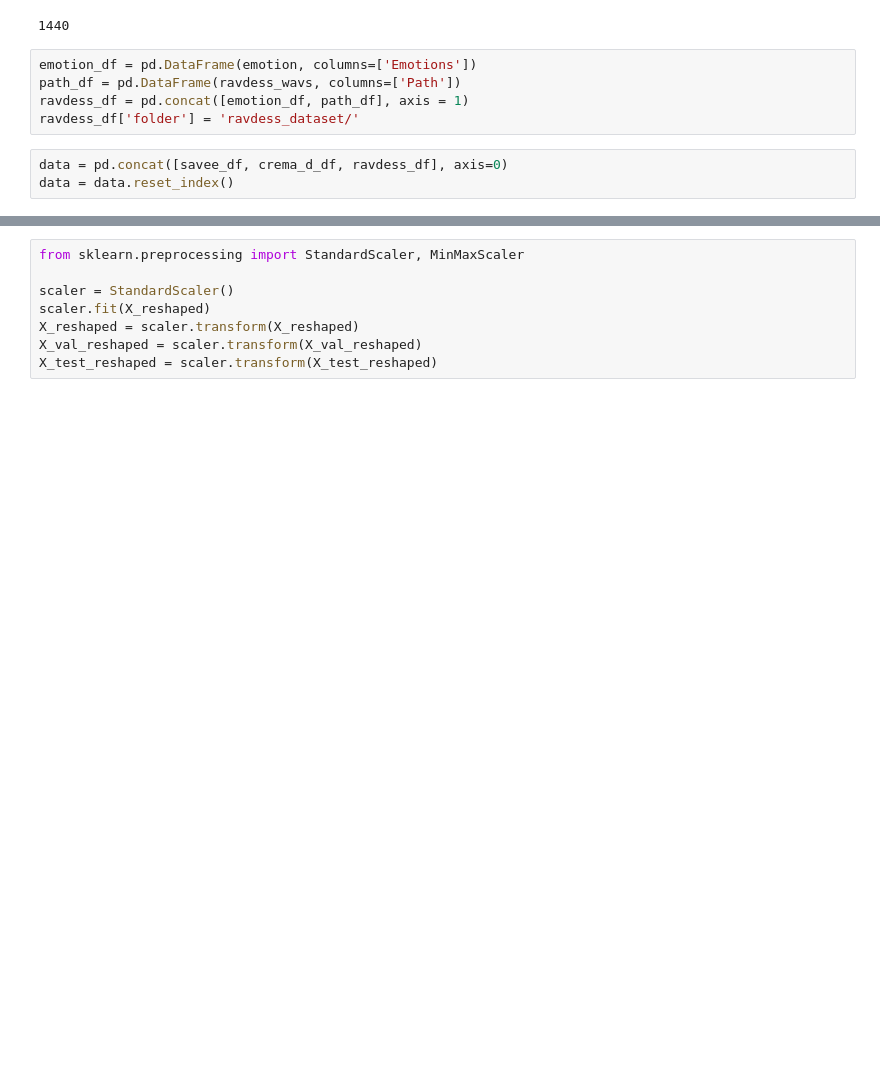
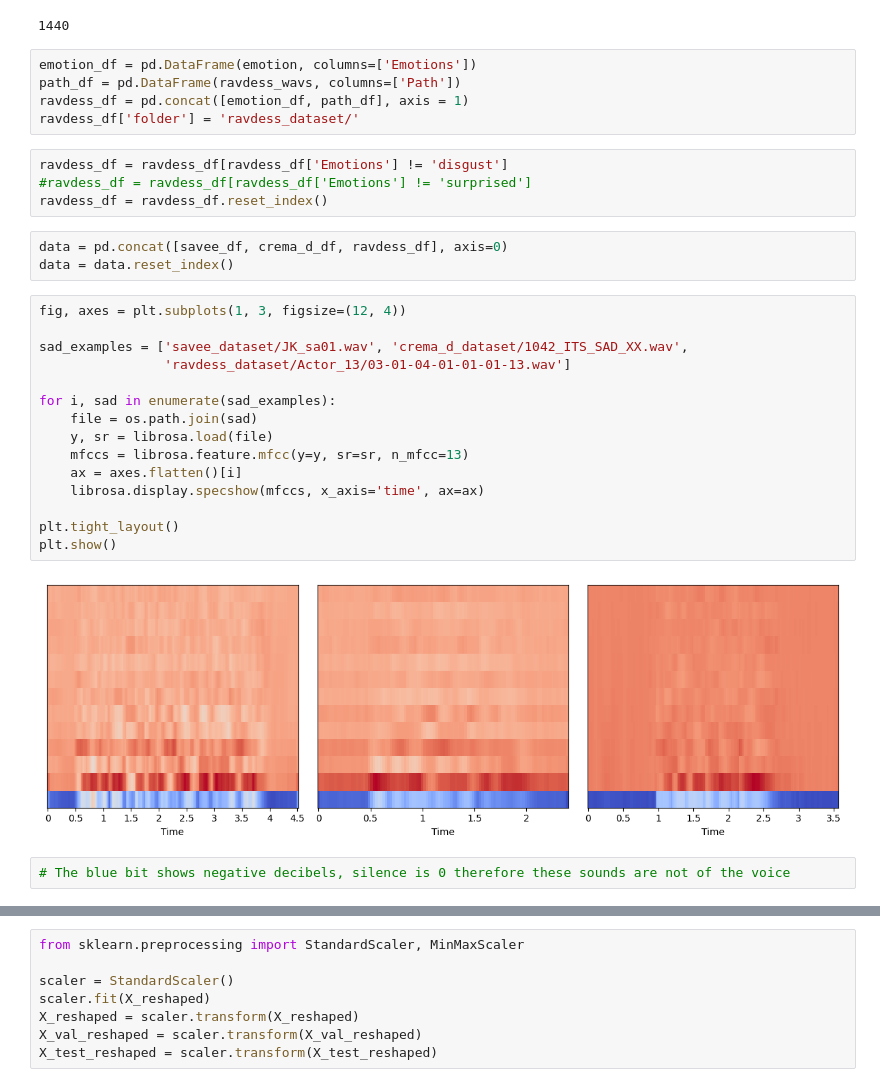
Before and after one commit to Ruthamey1/speech_emotion, a Jupyter notebook: plt_spectogram.ipynb, the cells around one changed output, grey strips where cells are left out. Saved outputs shown, nothing was run; the diff lists cells and outputs as text; blank space fills up the shorter version.

```diff
--- a/plt_spectogram.ipynb
+++ b/plt_spectogram.ipynb
@@ -121,6 +129,29 @@ emotion_df = pd.DataFrame(emotion, columns=['Emotions'])
 path_df = pd.DataFrame(ravdess_wavs, columns=['Path'])
 ravdess_df = pd.concat([emotion_df, path_df], axis = 1)
 ravdess_df['folder'] = 'ravdess_dataset/'
+# %%
+ravdess_df = ravdess_df[ravdess_df['Emotions'] != 'disgust']
+#ravdess_df = ravdess_df[ravdess_df['Emotions'] != 'surprised']
+ravdess_df = ravdess_df.reset_index()
 # %%
 data = pd.concat([savee_df, crema_d_df, ravdess_df], axis=0)
 data = data.reset_index()
+# %%
+fig, axes = plt.subplots(1, 3, figsize=(12, 4))
+
+sad_examples = ['savee_dataset/JK_sa01.wav', 'crema_d_dataset/1042_ITS_SAD_XX.wav',
+                'ravdess_dataset/Actor_13/03-01-04-01-01-01-13.wav']
+
+for i, sad in enumerate(sad_examples):
+    file = os.path.join(sad)
+    y, sr = librosa.load(file)
+    mfccs = librosa.feature.mfcc(y=y, sr=sr, n_mfcc=13)
+    ax = axes.flatten()[i]
+    librosa.display.specshow(mfccs, x_axis='time', ax=ax)
+
+plt.tight_layout()
+plt.show()
+# %% [output]
+[figure, added]
+# %%
+# The blue bit shows negative decibels, silence is 0 therefore these sounds are not of the voice
```
Also changed, not shown: parts of 37 cells of this notebook, 34 other files.
